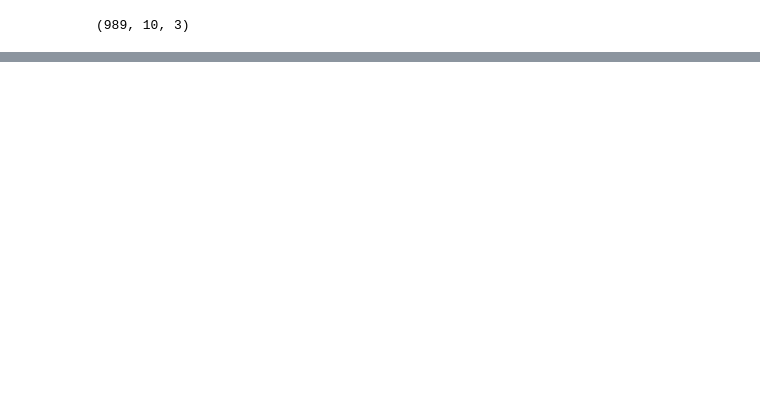
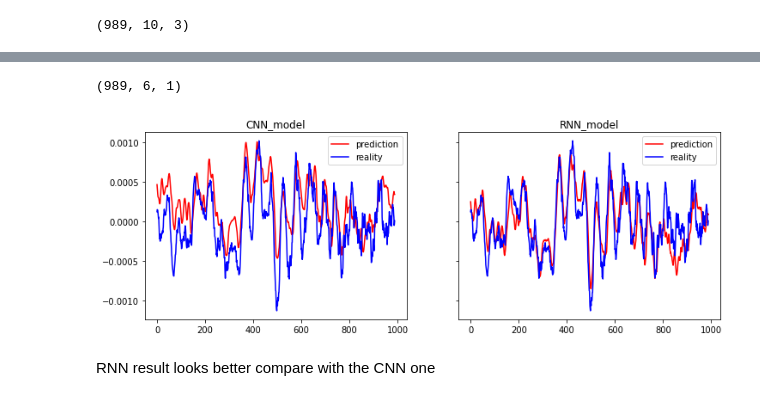
Before and after one commit to jangvu/Project_by_me, a Jupyter notebook: time_series_test.ipynb, the cells around one changed output, grey strips where cells are left out. Saved outputs shown, nothing was run; the diff lists cells and outputs as text; code cells hidden in the pictures; blank space fills up the shorter version.

```diff
--- a/time_series_test.ipynb
+++ b/time_series_test.ipynb
@@ -119,0 +156,10 @@ plt.show()
+# %%
+conv_model = tf.keras.Sequential([keras.layers.InputLayer(input_shape=[10, 3]),
+                                  keras.layers.Conv1D(filters=32,kernel_size=4,activation='relu'),
+                           keras.layers.Conv1D(filters=16,kernel_size=2,activation='relu'),
+    keras.layers.Dense(units=32, activation='relu'),
+    keras.layers.Dense(units=1),
+])
+# %%
+conv_model.compile(loss = 'mse', optimizer=optimizer)
+conv_model.fit(X_data,y_data,epochs=200, callbacks=[learning_rate])
@@ -119,0 +185,28 @@ plt.show()
+# %%
+y_pred_2 = conv_model.predict(X_test)
+y_pred_2.shape
+# %% [output]
+(989, 6, 1)
+# %%
+y_plot = []
+for i in y_pred_2:
+  y_plot.append(i[-1])
+# %%
+fig, axes = plt.subplots(nrows=1, ncols=2, sharey=True, figsize=(12, 4))
+
+plt.sca(axes[0])
+plt.plot(y_plot, color ='red', label ='prediction')
+plt.plot(y_test, color ='blue',label ='reality')
+plt.title('CNN_model')
+plt.legend()
+
+plt.sca(axes[1])
+plt.plot(y_pred, color = 'red', label = 'prediction')
+plt.plot(y_test, color = 'blue', label ='reality')
+plt.title('RNN_model')
+plt.legend()
+plt.show()
+# %% [output]
+[figure, added]
+# %% [markdown]
+RNN result looks better compare with the CNN one
```
Also changed, not shown: parts of 19 cells of this notebook.
